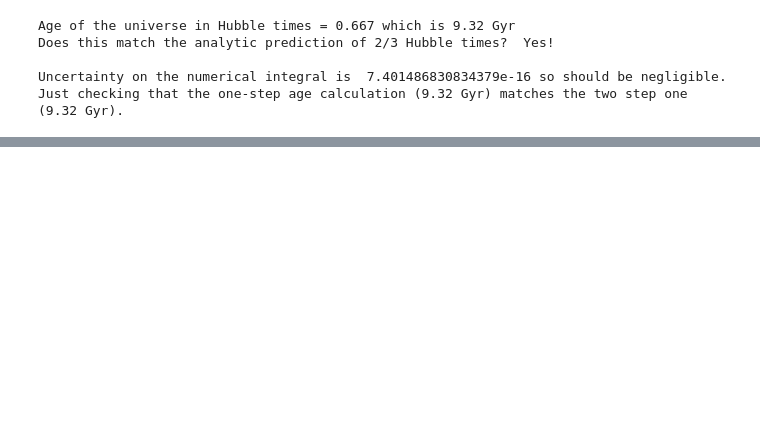
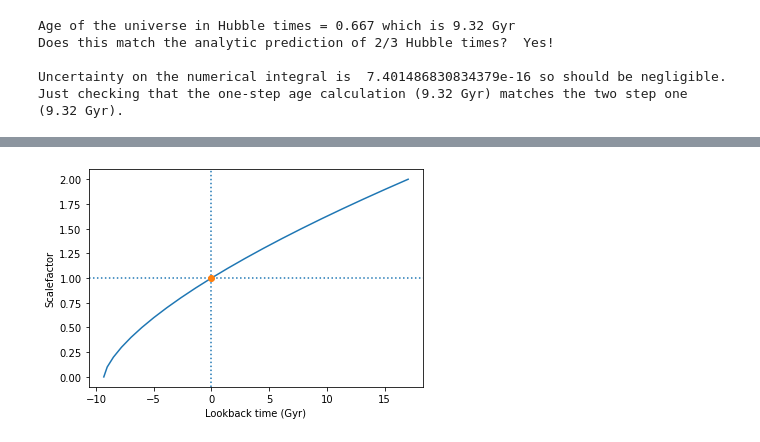
Before and after one commit to Eldred777/Cosmological_Project, a Jupyter notebook: CosmologyIntroduction/Ciaran.ipynb, the cells around one changed output, grey strips where cells are left out. Drawn from its saved outputs; the diff is of its cells as text; code cells hidden in the pictures; blank space fills up the shorter version.

```diff
--- a/CosmologyIntroduction/Ciaran.ipynb
+++ b/CosmologyIntroduction/Ciaran.ipynb
@@ -62,0 +134,12 @@ age_double_Gyr=1.21895141649746
+# %%
+t_lookback_Gyr = t_analytic_Gyr - age_Gyr
+
+plt.plot(t_lookback_Gyr,a_arr)
+plt.axvline(x=0,linestyle=':') # Plot some crosshairs
+plt.axhline(y=1,linestyle=':')
+plt.plot(0.0, 1.0,'o') # Put a dot at the current time
+plt.xlabel('Lookback time (Gyr)')
+plt.ylabel('Scalefactor')
+plt.show()
+# %% [output]
+[figure, added]
```
Also changed, not shown: parts of 25 cells of this notebook, 1 other file.
